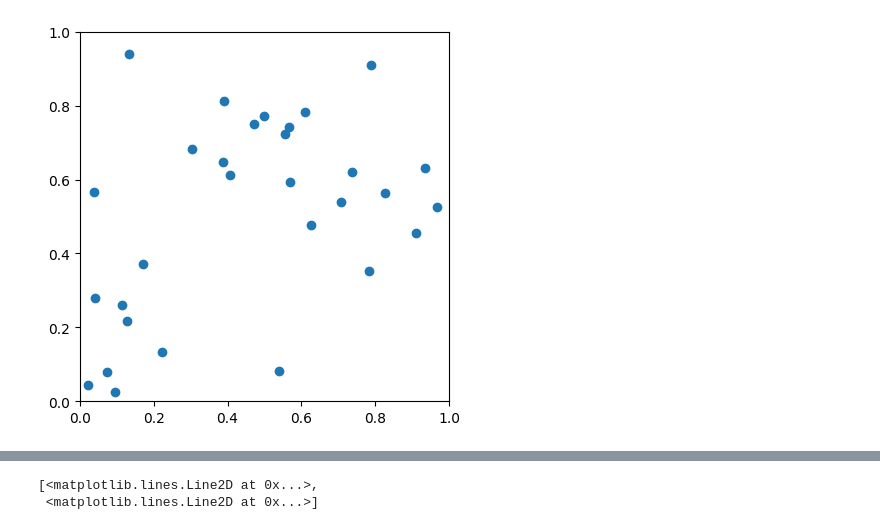
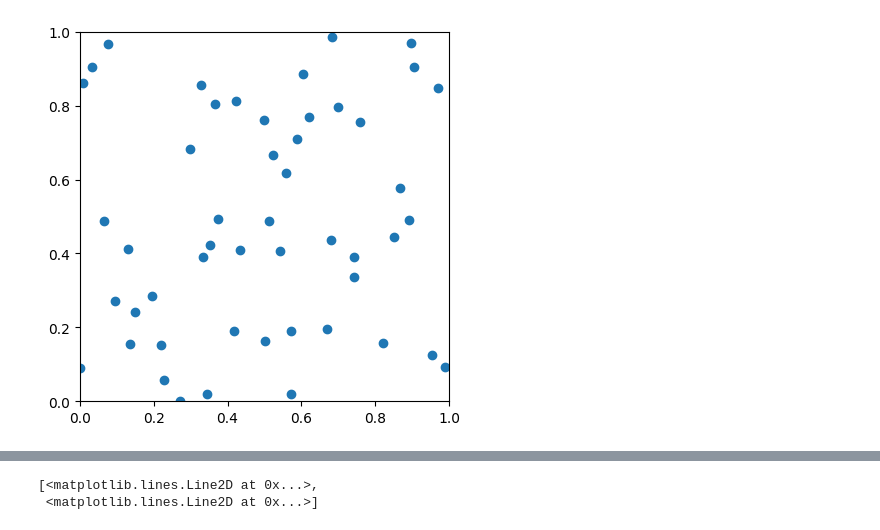
Before and after one commit to yanagawa-403/GA_TSP, a Jupyter notebook: GA_main.ipynb, the cells around one changed output, grey strips where cells are left out. Drawn from its saved outputs; the diff is of its cells as text; code cells hidden in the pictures.

```diff
--- a/GA_main.ipynb
+++ b/GA_main.ipynb
@@ -65,22 +68,22 @@ class SelectionTest:
     #for i in range(len(input)):
       #print(input[i].fitness)
 # %%
-point_num = 30 #巡回するポイントの数
+point_num = 50#巡回するポイントの数
 #point_list = list(range(point_num))
 xPos = np.random.rand(point_num)#ポイントの数だけランダムな座標を生成
 yPos = np.random.rand(point_num)
 #print(xPos,"\n", yPos)
 
 fig = plt.figure()
 ax = fig.add_subplot()
 plt.plot(xPos, yPos, marker = "o", linestyle = "none")#生成した座標の点のみ描画
 ax.set_aspect('equal', adjustable='box')
 plt.xlim(0, 1)
 plt.ylim(0, 1)
 
 coordinate = np.transpose(np.stack([xPos, yPos]))
 #print(coordinate)
 #print(coordinate[1])
 # %% [output]
-[figure, old version]
+[figure, new version]
 # %%
```
Also changed, not shown: parts of 9 cells of this notebook.
